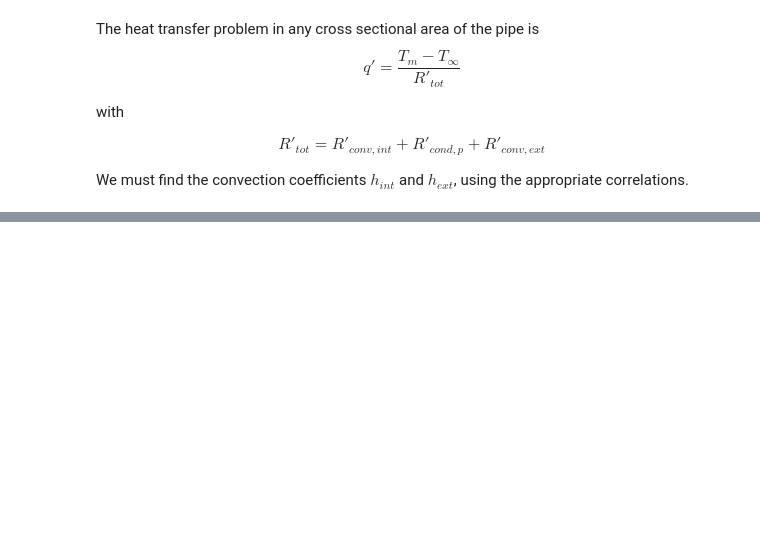
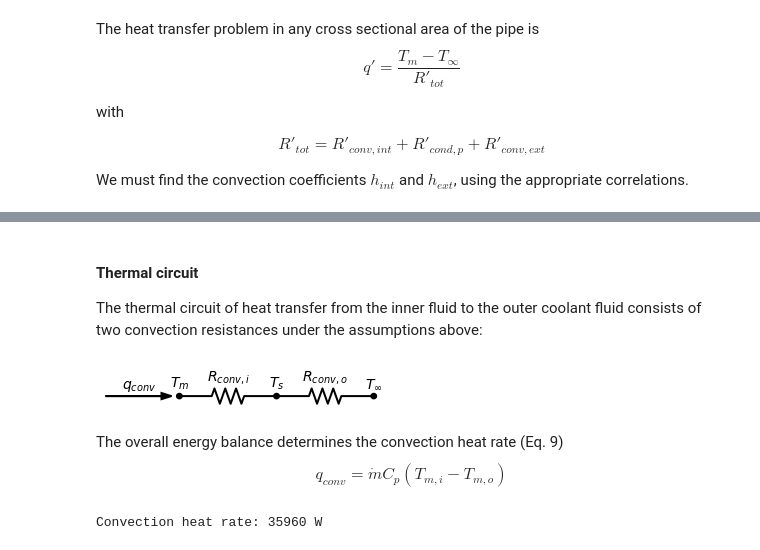
Before and after one commit to yvesdubief/UVM-ME144-Heat-Transfer, a Jupyter notebook: Heat-transfer-pipes.ipynb, the cells around one changed output, grey strips where cells are left out. Cells and saved outputs as stored; diff of their text form; code cells hidden in the pictures; blank space fills up the shorter version.

```diff
--- a/Heat-transfer-pipes.ipynb
+++ b/Heat-transfer-pipes.ipynb
@@ -759,0 +772,31 @@ print(T_so_1)
+# %% [markdown]
+#### Thermal circuit
+
+The thermal circuit of heat transfer from the inner fluid to the outer coolant fluid consists of two convection resistances under the assumptions above:
+# %%
+from Libraries import HT_thermal_resistance as res
+R = []
+R.append(res.Resistance("$R_{conv,i}$", "W"))
+R.append(res.Resistance("$R_{conv,o}$", "W"))
+
+d = schem.Drawing()
+d.add(e.DOT, label = r"$T_m$")
+d.add(e.RES, d = 'right', label = R[0].name)
+d.add(e.DOT, label = r"$T_{s}$")
+R1 = d.add(e.RES, d = 'right', label = R[1].name)
+d.add(e.DOT, label="$T_\infty$")
+L1 = d.add(e.LINE, toplabel = "$q_{conv}$", endpts = [[-2.25, 0], [-0.25, 0]])
+d.labelI(L1, arrowofst = 0)
+d.draw()
+# %% [output]
+[figure, added]
+# %% [markdown]
+The overall energy balance determines the convection heat rate (Eq. 9)
+$$
+q_{conv}=\dot{m}C_p(T_{m,i}-T_{m,o})
+$$
+# %%
+qconv = mdot*water_in.Cp*(Tmi - Tmo)
+print("Convection heat rate: %.0f W" %qconv)
+# %% [output]
+Convection heat rate: 35960 W
```
Also changed, not shown: parts of 20 cells of this notebook.
